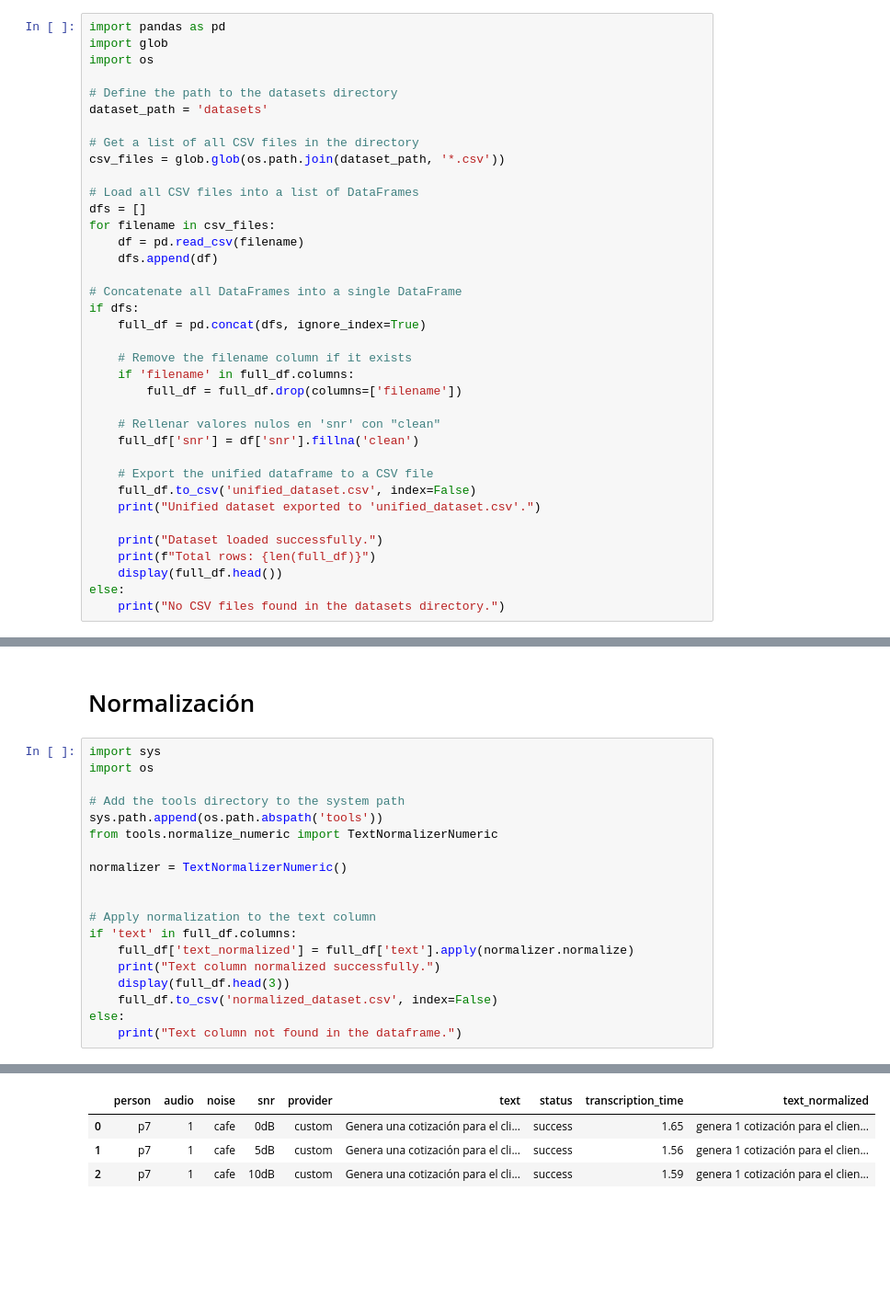
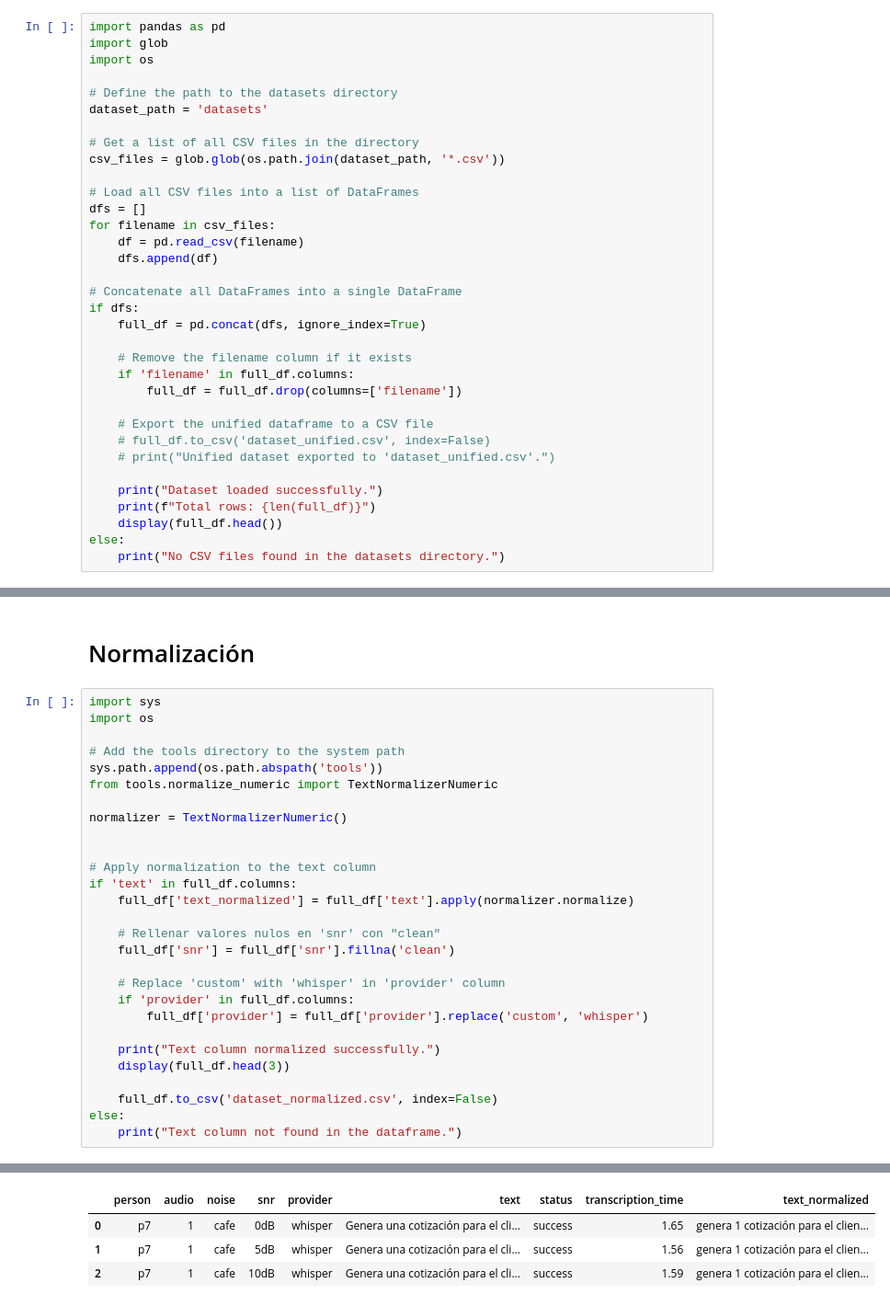
Before and after one commit to agomezb/ASR-Comparative, a Jupyter notebook: 1_dataset.ipynb, the cells around one changed output, grey strips where cells are left out. Shown at 92% size. Saved outputs shown, nothing was run; the diff lists cells and outputs as text; blank space fills up the shorter version.

```diff
--- a/1_dataset.ipynb
+++ b/1_dataset.ipynb
@@ -25,12 +25,9 @@ if dfs:
     if 'filename' in full_df.columns:
         full_df = full_df.drop(columns=['filename'])
 
-    # Rellenar valores nulos en 'snr' con "clean"
-    full_df['snr'] = df['snr'].fillna('clean')
-
     # Export the unified dataframe to a CSV file
-    full_df.to_csv('unified_dataset.csv', index=False)
-    print("Unified dataset exported to 'unified_dataset.csv'.")
+    # full_df.to_csv('dataset_unified.csv', index=False)
+    # print("Unified dataset exported to 'dataset_unified.csv'.")
 
     print("Dataset loaded successfully.")
     print(f"Total rows: {len(full_df)}")
@@ -64,26 +60,35 @@ Name: transcription_time, dtype: float64
 # %%
 import sys
 import os
 
 # Add the tools directory to the system path
 sys.path.append(os.path.abspath('tools'))
 from tools.normalize_numeric import TextNormalizerNumeric
 
 normalizer = TextNormalizerNumeric()
 
 
 # Apply normalization to the text column
 if 'text' in full_df.columns:
     full_df['text_normalized'] = full_df['text'].apply(normalizer.normalize)
+
+    # Rellenar valores nulos en 'snr' con "clean"
+    full_df['snr'] = full_df['snr'].fillna('clean')
+
+    # Replace 'custom' with 'whisper' in 'provider' column
+    if 'provider' in full_df.columns:
+        full_df['provider'] = full_df['provider'].replace('custom', 'whisper')
+
     print("Text column normalized successfully.")
     display(full_df.head(3))
-    full_df.to_csv('normalized_dataset.csv', index=False)
+
+    full_df.to_csv('dataset_normalized.csv', index=False)
 else:
     print("Text column not found in the dataframe.")
 # %% [output]
 Text column normalized successfully.
 |  | person | audio | noise | snr | provider | text | status | transcription_time | text_normalized |
-| 0 | p7 | 1 | cafe | 0dB | custom | Genera una cotización para el cli... | success | 1.65 | genera 1 cotización para el clien... |
-| 1 | p7 | 1 | cafe | 5dB | custom | Genera una cotización para el cli... | success | 1.56 | genera 1 cotización para el clien... |
-| 2 | p7 | 1 | cafe | 10dB | custom | Genera una cotización para el cli... | success | 1.59 | genera 1 cotización para el clien... |
+| 0 | p7 | 1 | cafe | 0dB | whisper | Genera una cotización para el cli... | success | 1.65 | genera 1 cotización para el clien... |
+| 1 | p7 | 1 | cafe | 5dB | whisper | Genera una cotización para el cli... | success | 1.56 | genera 1 cotización para el clien... |
+| 2 | p7 | 1 | cafe | 10dB | whisper | Genera una cotización para el cli... | success | 1.59 | genera 1 cotización para el clien... |
 # %%
```
Also changed, not shown: parts of 2 cells of this notebook, 8 other files.
